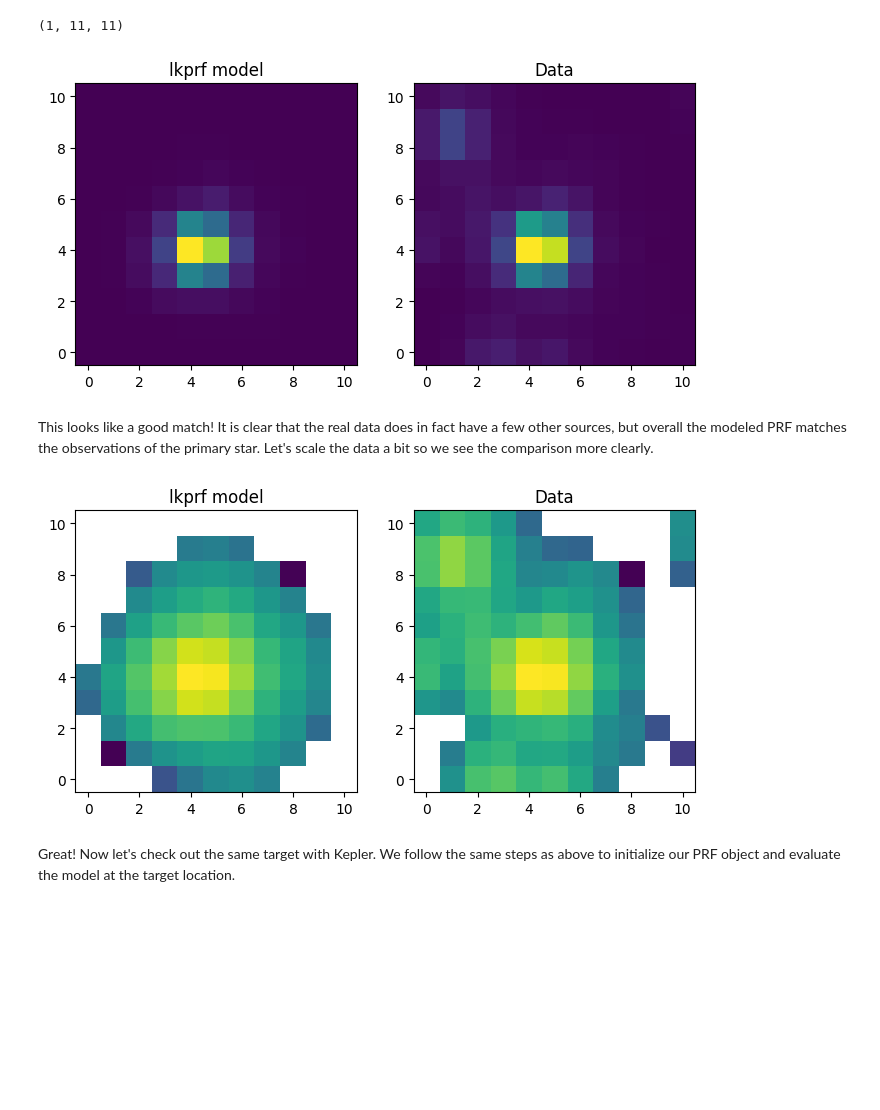
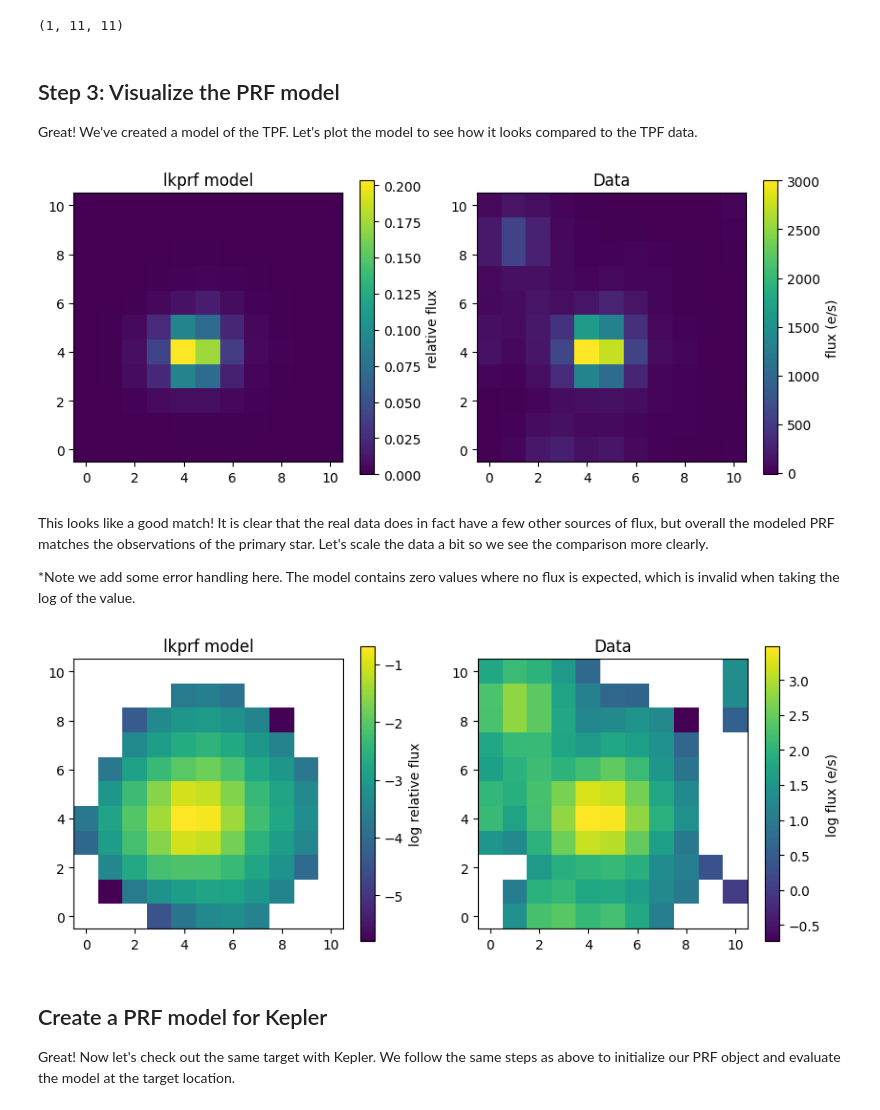
Before and after one commit to lightkurve/lkprf, a Jupyter notebook: docs/tutorials/lkprf_TPF_example.ipynb, the cells around one changed output. Saved outputs shown, nothing was run; the diff lists cells and outputs as text; code cells hidden in the pictures; blank space fills up the shorter version.

```diff
--- a/docs/tutorials/lkprf_TPF_example.ipynb
+++ b/docs/tutorials/lkprf_TPF_example.ipynb
@@ -83,38 +104,50 @@ model_prf = prf_initial.evaluate(targets=[(target_row, target_col)], origin=(ori
 model_prf.shape
 # %% [output]
 (1, 11, 11)
+# %% [markdown]
+## Step 3: Visualize the PRF model
+
+Great! We've created a model of the TPF. Let's plot the model to see how it looks compared to the TPF data.
 # %%
-fig,axs = plt.subplots(1,2,figsize=(8,4))
+fig,axs = plt.subplots(1,2,figsize=(10,4))
 
 
-axs[0].imshow(model_prf[0,:,:], origin='lower')
+model = axs[0].imshow(model_prf[0,:,:], origin='lower')
 axs[0].set_title('lkprf model')
+fig.colorbar(model, ax = axs[0], label='relative flux')
 
 # Plot the real data. We randomly select the 100th observation from the TPF data cube
-axs[1].imshow(tess_hdulist[1].data['FLUX'][100,:,:],  origin='lower')
+data = axs[1].imshow(tess_hdulist[1].data['FLUX'][100,:,:],  origin='lower')
 axs[1].set_title('Data')
-
+fig.colorbar(data, ax = axs[1], label = 'flux (e/s)')
 
 plt.show()
 # %% [output]
-[figure, old version]
+[figure, new version]
 # %% [markdown]
-This looks like a good match! It is clear that the real data does in fact have a few other sources, but overall the modeled PRF matches the observations of the primary star. Let's scale the data a bit so we see the comparison more clearly.
+This looks like a good match! It is clear that the real data does in fact have a few other sources of flux, but overall the modeled PRF matches the observations of the primary star. Let's scale the data a bit so we see the comparison more clearly.
+
+*Note we add some error handling here. The model contains zero values where no flux is expected, which is invalid when taking the log of the value.
 # %%
-fig,axs = plt.subplots(1,2,figsize=(8,4))
+fig,axs = plt.subplots(1,2,figsize=(10,4))
 
+# Supress warnings due to taking log of 0. These pixels will be nans, and display as white.
+with np.errstate(invalid='ignore', divide='ignore'):
+    model = axs[0].imshow(np.log10(model_prf[0,:,:]), origin='lower')
+axs[0].set_title('lkprf model')
+fig.colorbar(model, ax = axs[0], label='log relative flux')
 
-axs[0].imshow(np.log10(model_prf[0,:,:]), origin='lower')
-axs[0].set_title('lkprf model')
-
-axs[1].imshow(np.log10(tess_hdulist[1].data['FLUX'][100,:,:]),  origin='lower')
+# Supress warnings due to taking log of 0. These pixels will be nans, and display as white.
+with np.errstate(invalid='ignore'):
+    data = axs[1].imshow(np.log10(tess_hdulist[1].data['FLUX'][100,:,:]),  origin='lower')
 axs[1].set_title('Data')
-
+fig.colorbar(data, ax = axs[1], label = 'log flux (e/s)')
 
 plt.show()
 # %% [output]
-[figure, old version]
+[figure, new version]
 # %% [markdown]
+## Create a PRF model for Kepler
 Great! Now let's check out the same target with Kepler. We follow the same steps as above to initialize our PRF object and evaluate the model at the target location.
 # %%
 fnames = lksearch.KeplerSearch('Kepler 50').cubedata[0].download()
```
Also changed, not shown: parts of 13 cells of this notebook.
